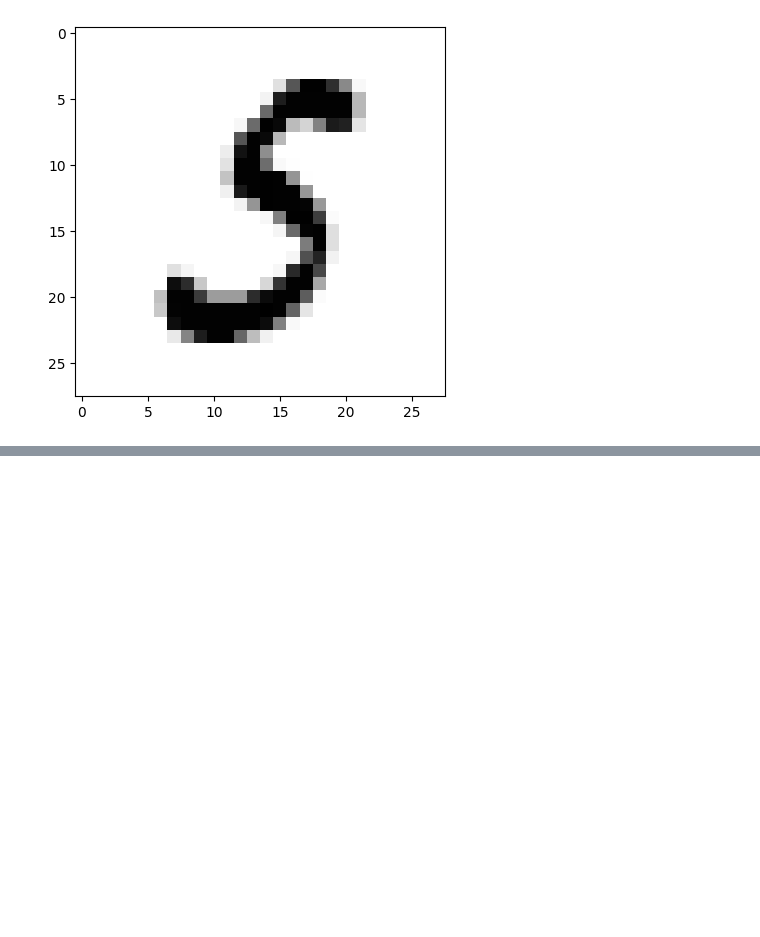
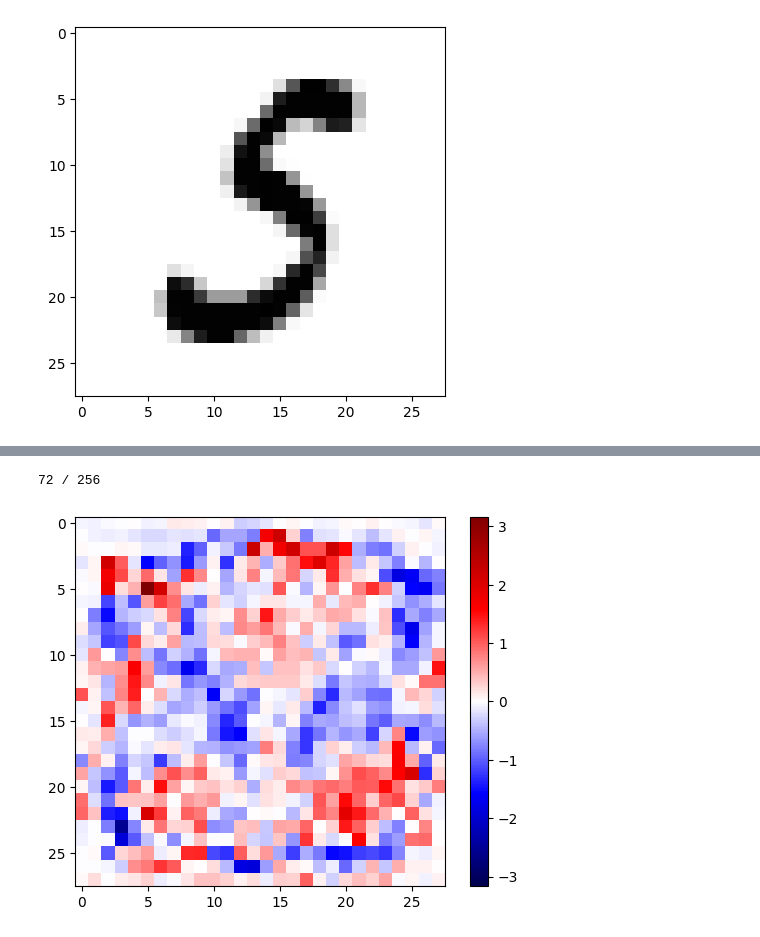
Before and after one commit to pleielp/DL-PyTorch, a Jupyter notebook: 딥러닝_파이토치_교과서/05.ipynb, the cells around one changed output, grey strips where cells are left out. Saved outputs shown, nothing was run; the diff lists cells and outputs as text; code cells hidden in the pictures; blank space fills up the shorter version.

```diff
--- a/딥러닝_파이토치_교과서/05.ipynb
+++ b/딥러닝_파이토치_교과서/05.ipynb
@@ -363,0 +496,24 @@ for i in tqdm(range(100)):
+# %%
+target = 1
+
+w0 = model[0].weight
+# w0_reshape = w0[1].detach().cpu().view(28, 28)
+
+w2 = model[2].weight
+w2_target = [i for i, v in enumerate(w2[target]) if abs(v) > 0.25]
+print(len(w2_target), '/', len(w2[target]))
+w0_sum_target = torch.zeros(784)
+for n in w2_target:
+# for n in range(w2.shape[1]):
+  # w0_sum_target += w0[n].detach().cpu()
+  w0_sum_target += w2[target][n].item() * w0[n].detach().cpu()
+w0_reshape_target = w0_sum_target.view(28, 28)
+lim = w0_reshape_target.abs().max()
+
+# plt.imshow(w0_reshape_target, cmap='Greys', interpolation='nearest')
+plt.imshow(w0_reshape_target, cmap='seismic', vmin=-lim, vmax=lim)
+plt.colorbar()
+plt.show()
+# %% [output]
+72 / 256
+[figure, added]
```
Also changed, not shown: parts of 3 cells of this notebook.
